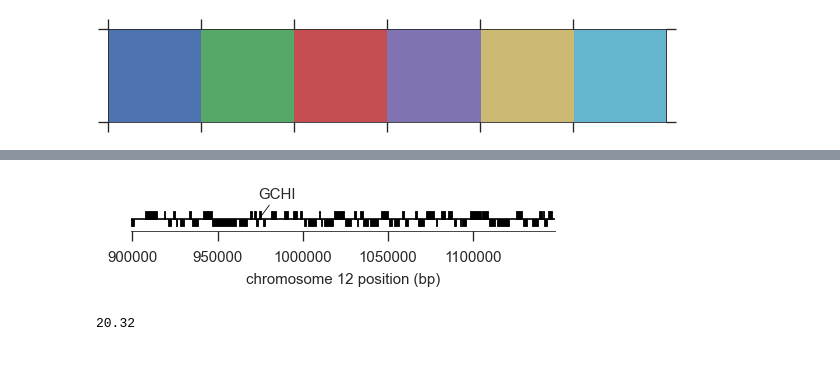
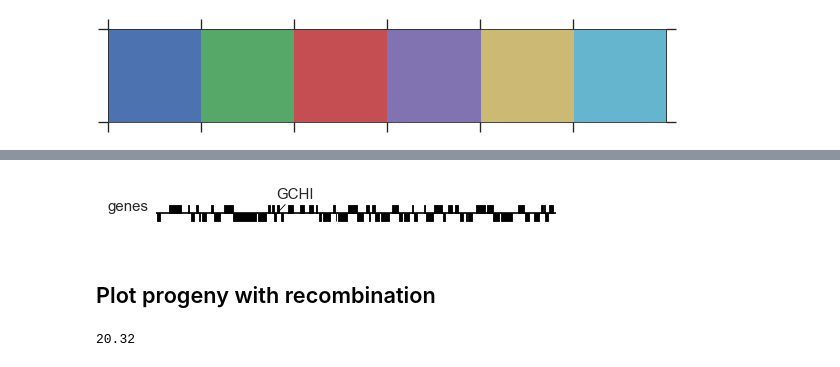
Before and after one commit to wtchg-kwiatkowski/pfx-paper-2015, a Jupyter notebook: main/notebooks/fig_cnv_gch1.ipynb, the cells around one changed output, grey strips where cells are left out. Drawn from its saved outputs; the diff is of its cells as text; code cells hidden in the pictures.

```diff
--- a/main/notebooks/fig_cnv_gch1.ipynb
+++ b/main/notebooks/fig_cnv_gch1.ipynb
@@ -201,21 +295,24 @@ plot_cnv_evidence(fig, 'ERR175544', chrom, start, stop, extra_label='(HB3 x Dd2)
 # %%
-fig = plt.figure(figsize=(4, 1))
+fig = plt.figure(figsize=(4, .5))
 ax = fig.add_subplot(111)
 annotate_genes = ['PF3D7_1224000']
 gene_labels = {'PF3D7_1224000': 'GCHI'}
 annotate_bbox = dict()
 annotate_arrowprops = dict(arrowstyle='-',
                            connectionstyle='arc3',
                            shrinkA=0, shrinkB=0, linewidth=.5, edgecolor='k')
 plot_genes(ax, chrom, start=start, stop=stop, annotate_genes=annotate_genes, gene_labels=gene_labels, annotate_xtext=0,
-           annotate_ytext_fwd=12, annotate_bbox=annotate_bbox, annotate_arrowprops=annotate_arrowprops)
-ax.set_xlabel('chromosome 12 position (bp)')
+           annotate_ytext_fwd=9, annotate_bbox=annotate_bbox, annotate_arrowprops=annotate_arrowprops)
+ax.spines['bottom'].set_visible(False)
+ax.set_xticks([])
+# ax.text(.9, -.7, 'chromosome 12\nposition (bp)', transform=ax.transAxes)
+ax.set_ylabel('genes', rotation=0, ha='right');
 fig.tight_layout()
-fig.subplots_adjust(top=.8)
-# ax.set_ylabel('genes', rotation=0, ha='right');
 fig.savefig('../../artwork/main/fig4F.jpg', dpi=900, jpeg_quality=100)
 # %% [output]
-[figure, old version]
+[figure, new version]
+# %% [markdown]
+## Plot progeny with recombination
 # %%
 8 * 2.54
 # %% [output]
```
Also changed, not shown: parts of 35 cells of this notebook, 3 other files.
